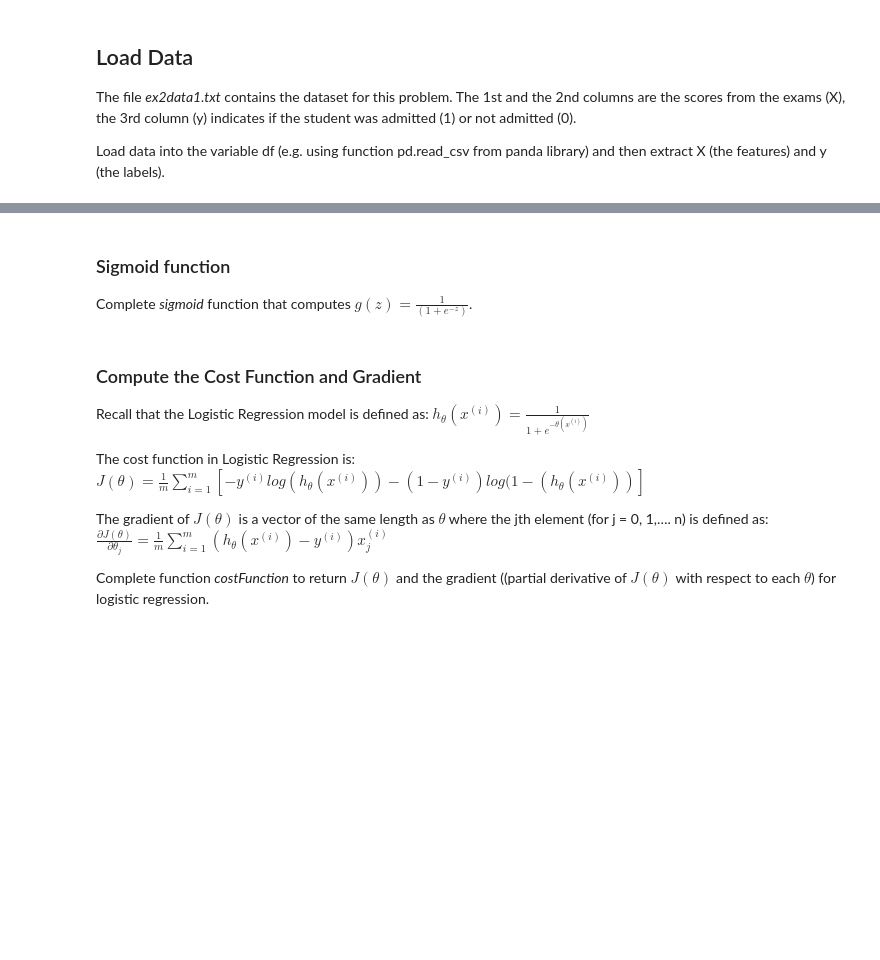
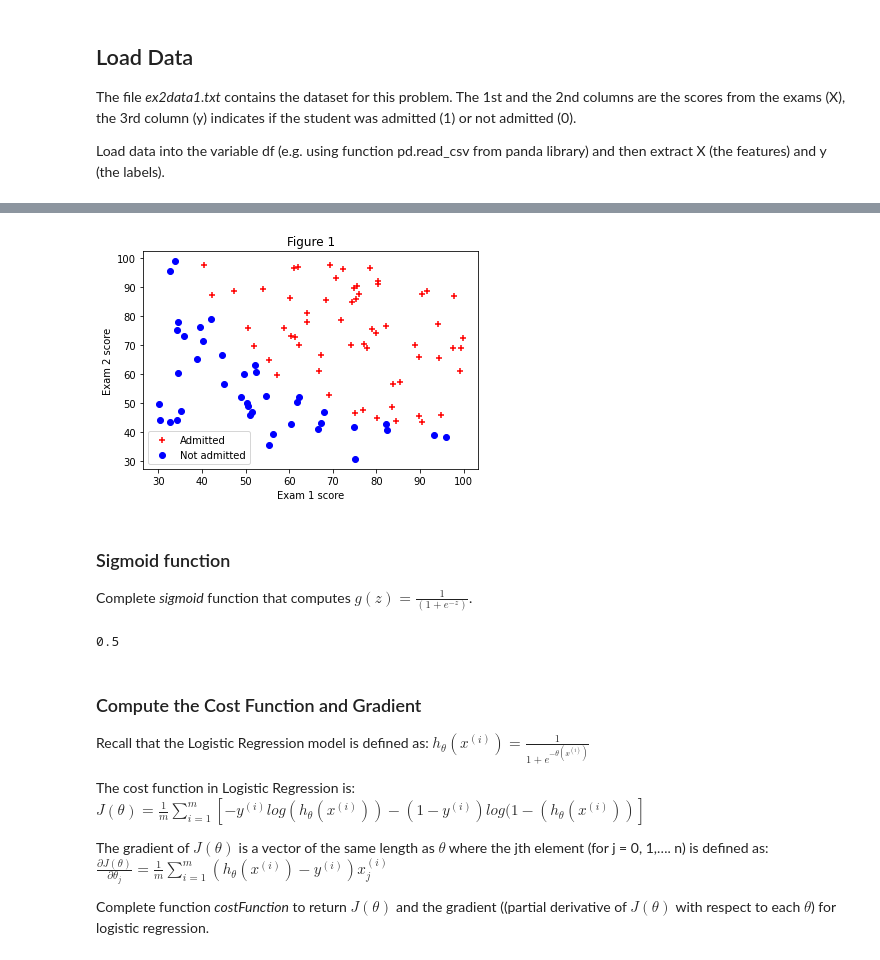
Before and after one commit to pedrovt/aa-labs, a Jupyter notebook: Lab3-LogisticRegression/ML_LogReg.ipynb, the cells around one changed output, grey strips where cells are left out. Cells and saved outputs as stored; diff of their text form; code cells hidden in the pictures; blank space fills up the shorter version.

```diff
--- a/Lab3-LogisticRegression/ML_LogReg.ipynb
+++ b/Lab3-LogisticRegression/ML_LogReg.ipynb
@@ -27,3 +22,15 @@ y= ?
+# %%
+X_label_1 = 'Score from exam (1)'
+X_label_2 = 'Score from exam (2)'
+y_label = 'Student addmited (1) or not (0)'
+
+data=pd.read_csv('ex2data1.txt', delimiter=',' , names=[X_label_1, X_label_2, y_label] )
+
+data_n = data.values
+X = data_n[:, :2]
+y = data_n[:, 2]
+m = len(y)
+y = y.reshape(m,1)      #### !!!!!!!!!!!!!!!!!!!!!!!!!!!! <---- BE CAREFUL
 # %%
 #a few examples from the dataset
 data.head()
@@ -38,10 +62,17 @@ Create a scatter plot of data similar to Fig.1 (using plt.scatter). Students wit
 # %%
 pos=(y==1)
 neg=(y==0)
-plt.scatter(X[pos[:,0],0],X[pos[:,0],1],c="r",marker="+")
-plt.scatter(X[neg[:,0],0],X[neg[:,0],1],c="b",marker="o")
-?
-?
+
+plt.scatter(X[pos[:,0],0],X[pos[:,0],1],c="r",marker="+", label='Admitted')
+plt.scatter(X[neg[:,0],0],X[neg[:,0],1],c="b",marker="o", label='Not admitted')
+
+plt.xlabel('Exam 1 score')
+plt.ylabel('Exam 2 score')
+plt.title('Figure 1')
+plt.legend()
+plt.show()
+# %% [output]
+[figure, added]
 # %% [markdown]
 ### Sigmoid function
 
@@ -57,7 +88,9 @@ def sigmoid(z):
     return gz
 # %%
 # Test the sigmoid function for z=0 => ANSWER =0.5
- ?
+sigmoid(0)
+# %% [output]
+0.5
 # %% [markdown]
 ### Compute the Cost Function and Gradient
 
```
Also changed, not shown: parts of 14 cells of this notebook.
